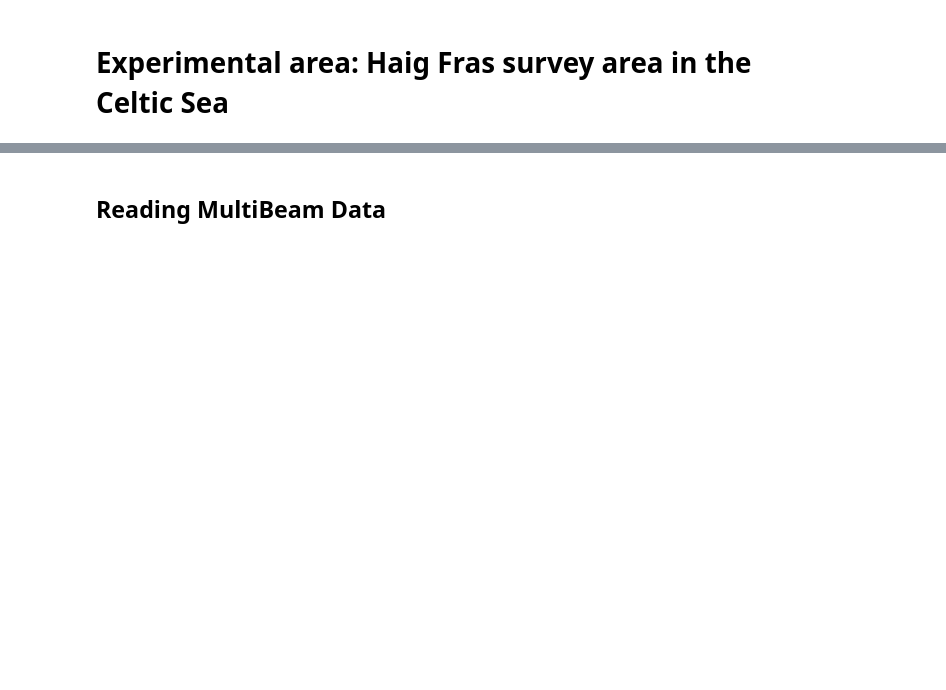
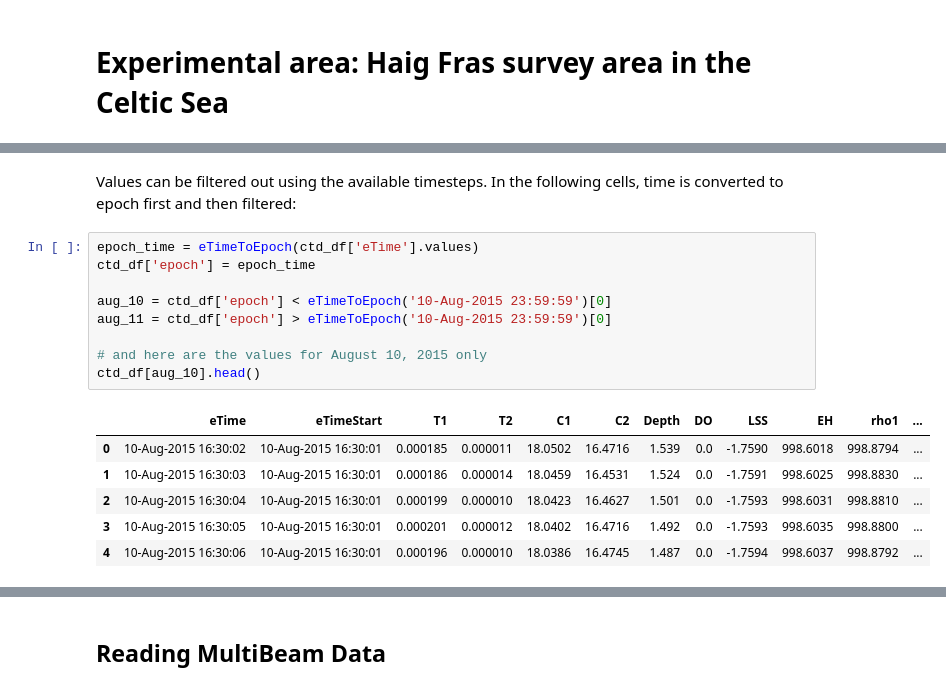
Before and after one commit to noc-mars/aurora, a Jupyter notebook: ocean-data.ipynb, the cells around one changed output, grey strips where cells are left out. Drawn from its saved outputs; the diff is of its cells as text; blank space fills up the shorter version.

```diff
--- a/ocean-data.ipynb
+++ b/ocean-data.ipynb
@@ -29,0 +134,18 @@ Map(center=[50.35, 352.28], controls=(ZoomControl(options=['position', 'zoom_in_
+# %% [markdown]
+Values can be filtered out using the available timesteps. In the following cells, time is converted to epoch first and then filtered:
+# %%
+epoch_time = eTimeToEpoch(ctd_df['eTime'].values)
+ctd_df['epoch'] = epoch_time
+
+aug_10 = ctd_df['epoch'] < eTimeToEpoch('10-Aug-2015 23:59:59')[0]
+aug_11 = ctd_df['epoch'] > eTimeToEpoch('10-Aug-2015 23:59:59')[0]
+
+# and here are the values for August 10, 2015 only
+ctd_df[aug_10].head()
+# %% [output]
+|  | eTime | eTimeStart | T1 | T2 | C1 | C2 | Depth | DO | LSS | EH | rho1 | ... |
+| 0 | 10-Aug-2015 16:30:02 | 10-Aug-2015 16:30:01 | 0.000185 | 0.000011 | 18.0502 | 16.4716 | 1.539 | 0.0 | -1.7590 | 998.6018 | 998.8794 | ... |
+| 1 | 10-Aug-2015 16:30:03 | 10-Aug-2015 16:30:01 | 0.000186 | 0.000014 | 18.0459 | 16.4531 | 1.524 | 0.0 | -1.7591 | 998.6025 | 998.8830 | ... |
+| 2 | 10-Aug-2015 16:30:04 | 10-Aug-2015 16:30:01 | 0.000199 | 0.000010 | 18.0423 | 16.4627 | 1.501 | 0.0 | -1.7593 | 998.6031 | 998.8810 | ... |
+| 3 | 10-Aug-2015 16:30:05 | 10-Aug-2015 16:30:01 | 0.000201 | 0.000012 | 18.0402 | 16.4716 | 1.492 | 0.0 | -1.7593 | 998.6035 | 998.8800 | ... |
+| 4 | 10-Aug-2015 16:30:06 | 10-Aug-2015 16:30:01 | 0.000196 | 0.000010 | 18.0386 | 16.4745 | 1.487 | 0.0 | -1.7594 | 998.6037 | 998.8792 | ... |
```
Also changed, not shown: parts of 60 cells of this notebook.
